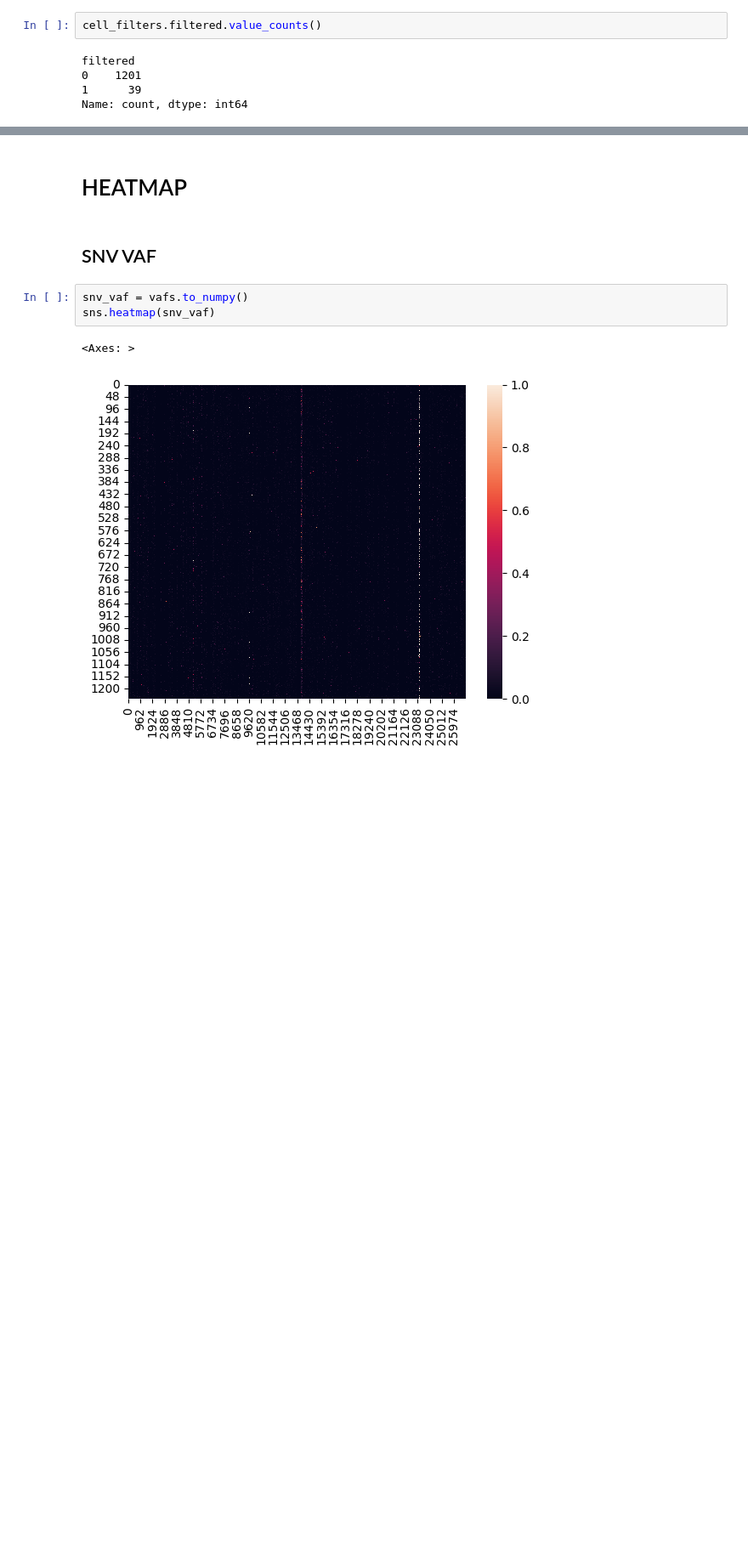
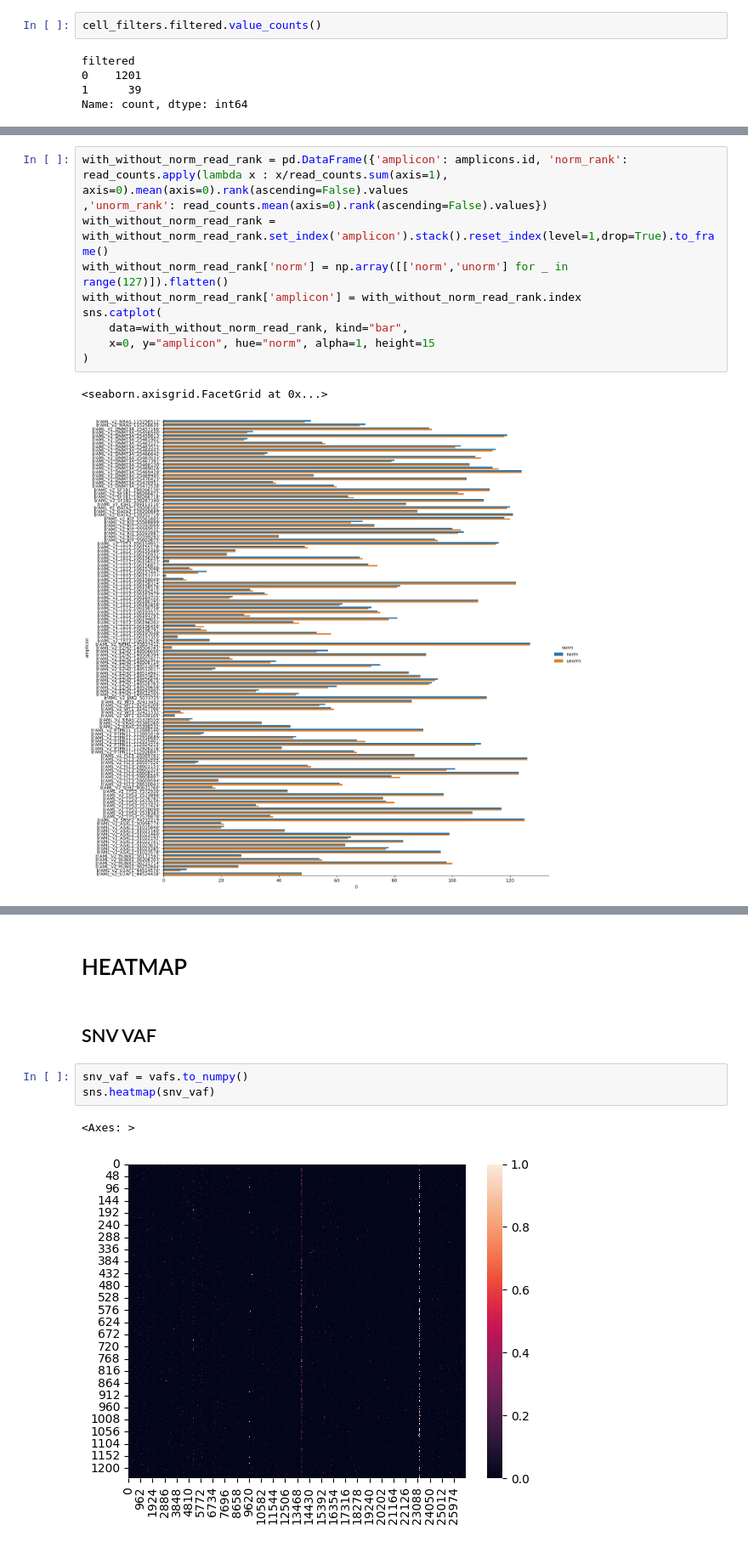
Before and after one commit to sopchi/Tapestri_CNA, a Jupyter notebook: exploratory_AML.ipynb, the cells around one changed output, grey strips where cells are left out. Shown at 85% size. Drawn from its saved outputs; the diff is of its cells as text; blank space fills up the shorter version.

```diff
--- a/exploratory_AML.ipynb
+++ b/exploratory_AML.ipynb
@@ -103,0 +122,13 @@ sns.histplot(snv_mean_read_count, bins=20, binwidth=2)
+# %%
+with_without_norm_read_rank = pd.DataFrame({'amplicon': amplicons.id, 'norm_rank': read_counts.apply(lambda x : x/read_counts.sum(axis=1), axis=0).mean(axis=0).rank(ascending=False).values
+,'unorm_rank': read_counts.mean(axis=0).rank(ascending=False).values})
+with_without_norm_read_rank = with_without_norm_read_rank.set_index('amplicon').stack().reset_index(level=1,drop=True).to_frame()
+with_without_norm_read_rank['norm'] = np.array([['norm','unorm'] for _ in range(127)]).flatten()
+with_without_norm_read_rank['amplicon'] = with_without_norm_read_rank.index
+sns.catplot(
+    data=with_without_norm_read_rank, kind="bar",
+    x=0, y="amplicon", hue="norm", alpha=1, height=15
+)
+# %% [output]
+<seaborn.axisgrid.FacetGrid at 0x...>
+[figure, added]
```
Also changed, not shown: parts of 45 cells of this notebook.
